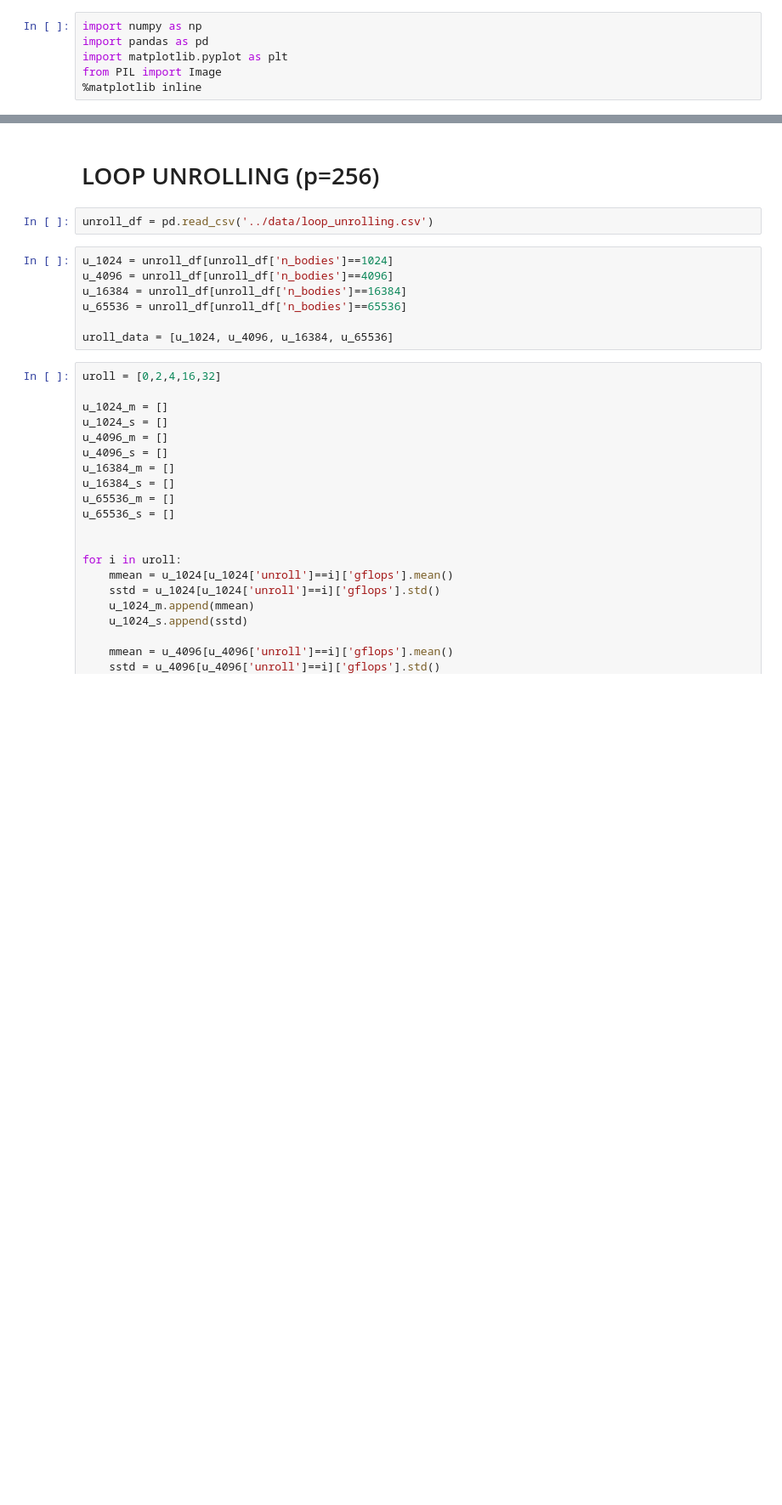
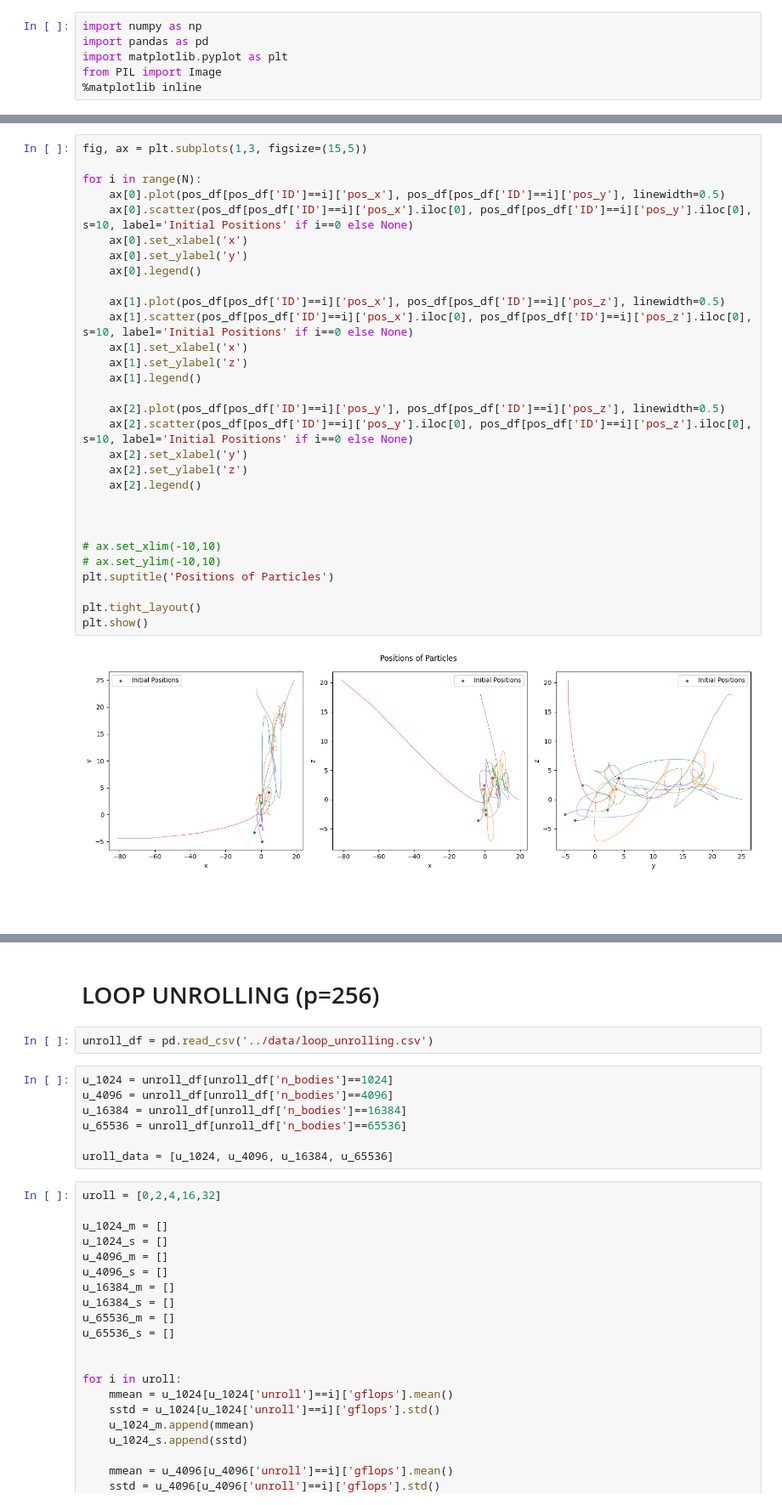
Before and after one commit to Berto70/nbody_cuda, a Jupyter notebook: plot/test.ipynb, the cells around one changed output, grey strips where cells are left out. Shown: that part at 85% size. Cells and saved outputs as stored; diff of their text form; blank space fills up the shorter version.

```diff
--- a/plot/test.ipynb
+++ b/plot/test.ipynb
@@ -33,0 +41,62 @@ plt.show()
+# %%
+fig, ax = plt.subplots(1,3, figsize=(15,5))
+
+for i in range(N):
+    ax[0].plot(pos_df[pos_df['ID']==i]['pos_x'], pos_df[pos_df['ID']==i]['pos_y'], linewidth=0.5)
+    ax[0].scatter(pos_df[pos_df['ID']==i]['pos_x'].iloc[0], pos_df[pos_df['ID']==i]['pos_y'].iloc[0], s=10, label='Initial Positions' if i==0 else None)
+    ax[0].set_xlabel('x')
+    ax[0].set_ylabel('y')
+    ax[0].legend()
+
+    ax[1].plot(pos_df[pos_df['ID']==i]['pos_x'], pos_df[pos_df['ID']==i]['pos_z'], linewidth=0.5)
+    ax[1].scatter(pos_df[pos_df['ID']==i]['pos_x'].iloc[0], pos_df[pos_df['ID']==i]['pos_z'].iloc[0], s=10, label='Initial Positions' if i==0 else None)
+    ax[1].set_xlabel('x')
+    ax[1].set_ylabel('z')
+    ax[1].legend()
+
+    ax[2].plot(pos_df[pos_df['ID']==i]['pos_y'], pos_df[pos_df['ID']==i]['pos_z'], linewidth=0.5)
+    ax[2].scatter(pos_df[pos_df['ID']==i]['pos_y'].iloc[0], pos_df[pos_df['ID']==i]['pos_z'].iloc[0], s=10, label='Initial Positions' if i==0 else None)
+    ax[2].set_xlabel('y')
+    ax[2].set_ylabel('z')
+    ax[2].legend()
+
+
+
+# ax.set_xlim(-10,10)
+# ax.set_ylim(-10,10)
+plt.suptitle('Positions of Particles')
+
+plt.tight_layout()
+plt.show()
+# %% [output]
+[figure, added]
+# %% [markdown]
+<!-- vel_df = pd.read_csv('../../velocity_output.csv') -->
+# %% [markdown]
+<!-- position1 = pos_df[['pos_x', 'pos_y', 'pos_z']].where(pos_df['ID']==0).dropna().T
+velocity1 = vel_df[['vel_x', 'vel_y', 'vel_z']].where(vel_df['ID']==0).dropna().T
+mass1 = pos_df['mass'].where(pos_df['ID']==0).dropna()
+
+position2 = pos_df[['pos_x', 'pos_y', 'pos_z']].where(pos_df['ID']==1).dropna().T
+velocity2 = vel_df[['vel_x', 'vel_y', 'vel_z']].where(vel_df['ID']==1).dropna().T
+mass2 = pos_df['mass'].where(pos_df['ID']==1).dropna()
+
+position3 = pos_df[['pos_x', 'pos_y', 'pos_z']].where(pos_df['ID']==2).dropna().T
+velocity3 = vel_df[['vel_x', 'vel_y', 'vel_z']].where(vel_df['ID']==2).dropna().T
+mass3 = pos_df['mass'].where(pos_df['ID']==2).dropna()
+
+position4 = pos_df[['pos_x', 'pos_y', 'pos_z']].where(pos_df['ID']==3).dropna().T
+velocity4 = vel_df[['vel_x', 'vel_y', 'vel_z']].where(vel_df['ID']==3).dropna().T
+mass4 = pos_df['mass'].where(pos_df['ID']==3).dropna()
+
+position5 = pos_df[['pos_x', 'pos_y', 'pos_z']].where(pos_df['ID']==4).dropna().T
+velocity5 = vel_df[['vel_x', 'vel_y', 'vel_z']].where(vel_df['ID']==4).dropna().T
+mass5 = pos_df['mass'].where(pos_df['ID']==4).dropna()
+
+position6 = pos_df[['pos_x', 'pos_y', 'pos_z']].where(pos_df['ID']==5).dropna().T
+velocity6 = vel_df[['vel_x', 'vel_y', 'vel_z']].where(vel_df['ID']==5).dropna().T
+mass6 = pos_df['mass'].where(pos_df['ID']==5).dropna() -->
+# %% [markdown]
+<!-- position = np.stack([position1, position2, position3, position4, position5, position6], axis=0)
+velocity = np.stack([velocity1, velocity2, velocity3, velocity4, velocity5, velocity6], axis=0)
+mass = np.stack([mass1, mass2, mass3, mass4, mass5, mass6], axis=0) -->
```
Also changed, not shown: parts of 13 cells of this notebook.
